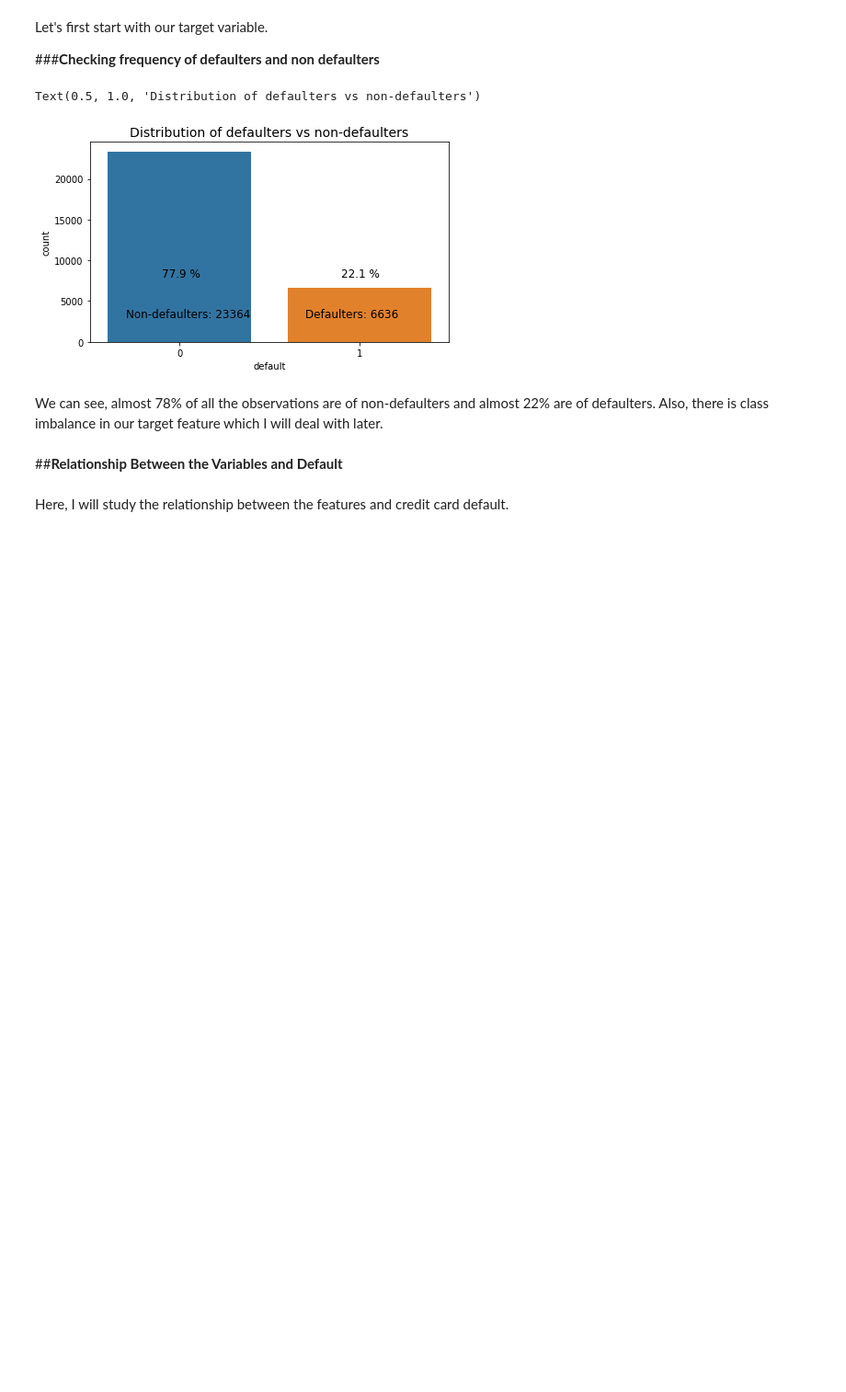
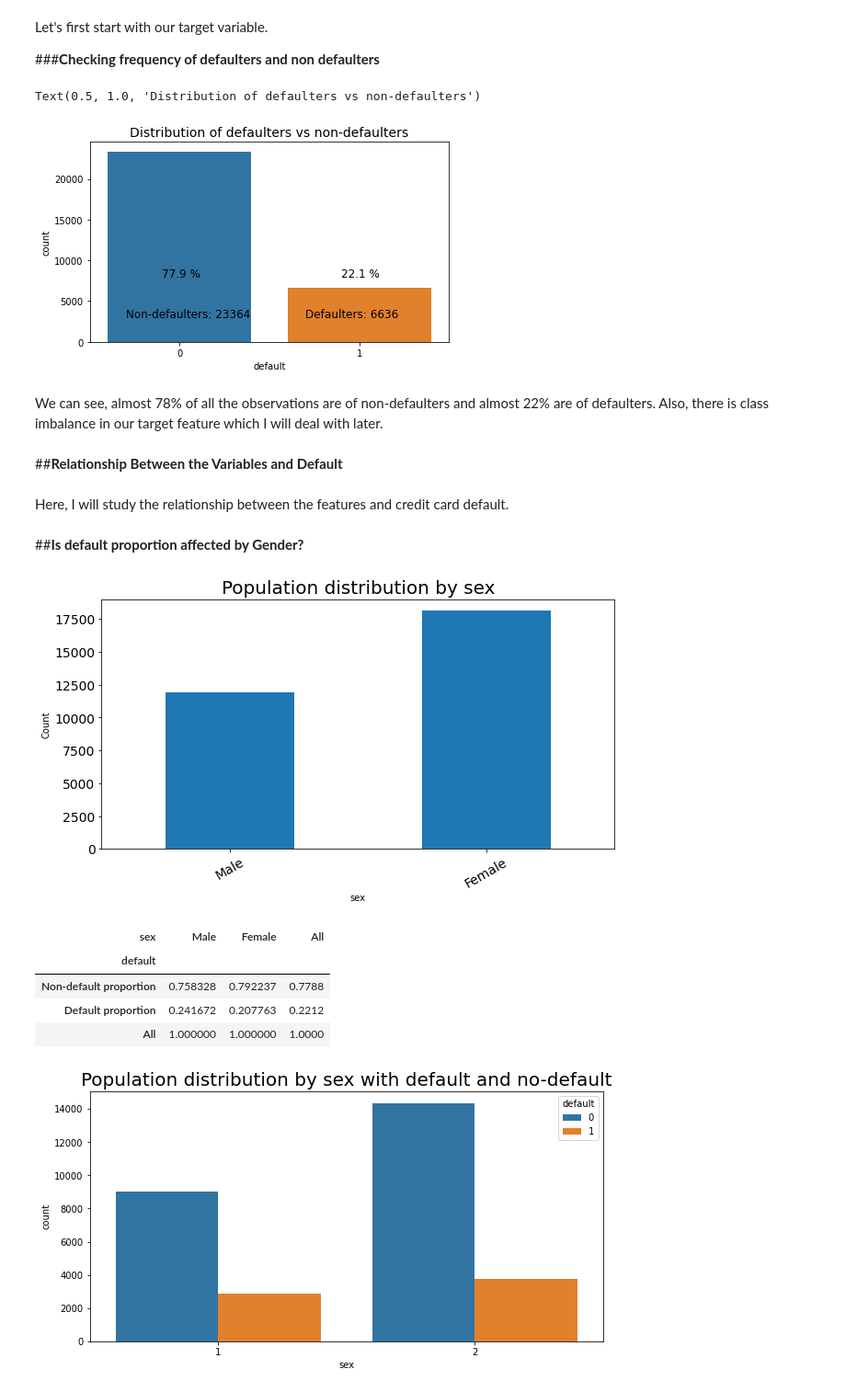
Before and after one commit to iamNirmeshGupta/Credit-Card-Default-Prediction, a Jupyter notebook: Credit_Card_Default_Prediction_Nirmesh_Gupta_Individual_Notebook.ipynb, the cells around one changed output. Shown: that part at 92% size. Drawn from its saved outputs; the diff is of its cells as text; code cells hidden in the pictures; blank space fills up the shorter version.

```diff
--- a/Credit_Card_Default_Prediction_Nirmesh_Gupta_Individual_Notebook.ipynb
+++ b/Credit_Card_Default_Prediction_Nirmesh_Gupta_Individual_Notebook.ipynb
@@ -461,10 +461,23 @@ def compare_default_across_features(df, col_name, dict_label={}):
   cross_tab_norm = cross_tab/cross_tab.loc["All"]
   display(cross_tab_norm)
 
-  # Plot a bar graph showing population distribution by the feature values separating the defaulters and no defaulters
+  # Plot a bar graph showing population distribution by the feature values separating the defaulters and non defaulters
   plt.figure(figsize=(10,5))
-  ax = sns.countplot(x=col_name, hue="defaut", data=df)
+  ax = sns.countplot(x=col_name, hue="default", data=df)
   plt.title("Population distribution by " + col_name + " with default and no-default", fontsize=20,)
 
   # Return the normalized cross-tab
   return cross_tab_norm
+# %% [markdown]
+##**Is default proportion affected by Gender?**
+# %%
+# Plotting population distribution by "sex"
+gender_= compare_default_across_features(df1, 'sex', {1: "Male", 2: "Female"})
+# %% [output]
+[figure, added]
+| sex | Male | Female | All |
+| default |  |  |  |
+| Non-default proportion | 0.758328 | 0.792237 | 0.7788 |
+| Default proportion | 0.241672 | 0.207763 | 0.2212 |
+| All | 1.000000 | 1.000000 | 1.0000 |
+[figure, added]
```
Also changed, not shown: parts of 11 cells of this notebook.
